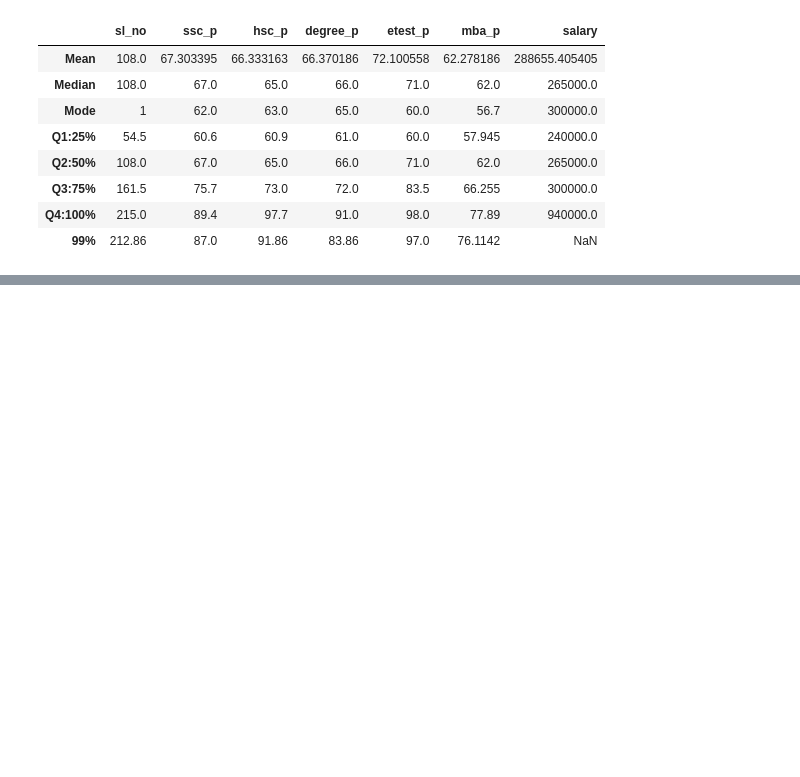
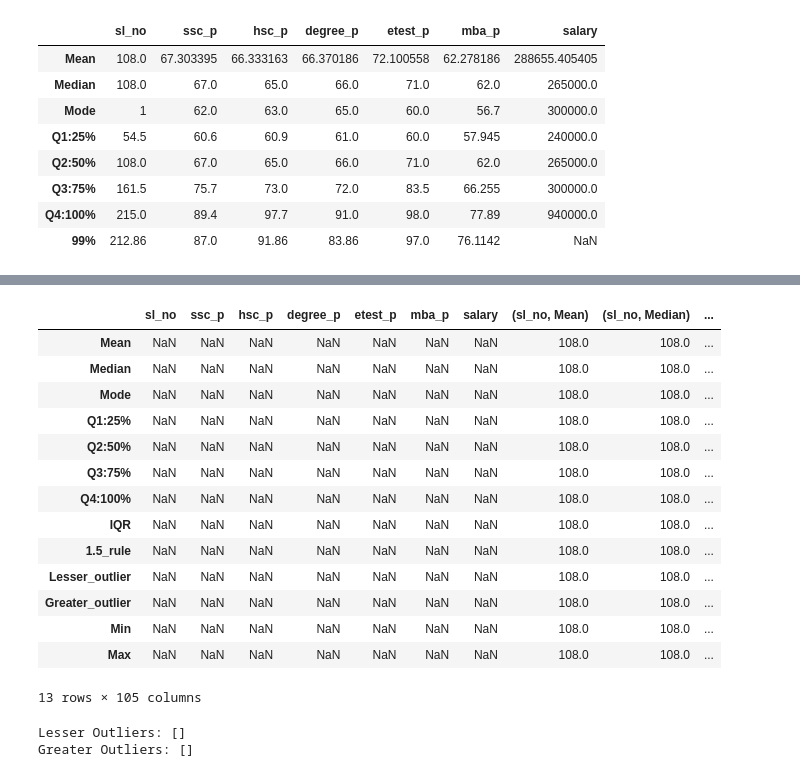
Before and after one commit to JoinDeeHub/AI, a Jupyter notebook: 3.Data_Science/1_Univariate_Analysis/Measure of Location of the Data/percentile.ipynb, the cells around one changed output, grey strips where cells are left out. Cells and saved outputs as stored; diff of their text form; code cells hidden in the pictures; blank space fills up the shorter version.

```diff
--- a/3.Data_Science/1_Univariate_Analysis/Measure of Location of the Data/percentile.ipynb
+++ b/3.Data_Science/1_Univariate_Analysis/Measure of Location of the Data/percentile.ipynb
@@ -463,15 +465,15 @@ array([60.6, 67. , 75.7, 89.4])
 # %%
-discriptive_stats = pd.DataFrame(index = ["Mean", "Median", "Mode", "Q1:25%", "Q2:50%", "Q3:75%", "Q4:100%"], columns=quantitative_columns)
+descriptive_stats = pd.DataFrame(index = ["Mean", "Median", "Mode", "Q1:25%", "Q2:50%", "Q3:75%", "Q4:100%"], columns=quantitative_columns)
 for column in quantitative_columns:
-    discriptive_stats.loc["Mean", column] = dataset[column].mean()
-    discriptive_stats.loc["Median", column] = dataset[column].median()
-    discriptive_stats.loc["Mode", column] = dataset[column].mode()[0]
-    discriptive_stats.loc["Q1:25%", column] = dataset.describe()[column]["25%"]
-    discriptive_stats.loc["Q2:50%", column] = dataset.describe()[column]["50%"]
-    discriptive_stats.loc["Q3:75%", column] = dataset.describe()[column]["75%"]
-    discriptive_stats.loc["99%", column] = np.percentile(dataset[column], 99)
-    discriptive_stats.loc["Q4:100%", column] = dataset.describe()[column]["max"]
-discriptive_stats
+    descriptive_stats.loc["Mean", column] = dataset[column].mean()
+    descriptive_stats.loc["Median", column] = dataset[column].median()
+    descriptive_stats.loc["Mode", column] = dataset[column].mode()[0]
+    descriptive_stats.loc["Q1:25%", column] = dataset.describe()[column]["25%"]
+    descriptive_stats.loc["Q2:50%", column] = dataset.describe()[column]["50%"]
+    descriptive_stats.loc["Q3:75%", column] = dataset.describe()[column]["75%"]
+    descriptive_stats.loc["99%", column] = np.percentile(dataset[column], 99)
+    descriptive_stats.loc["Q4:100%", column] = dataset.describe()[column]["max"]
+descriptive_stats
 # %% [output]
 |  | sl_no | ssc_p | hsc_p | degree_p | etest_p | mba_p | salary |
 | Mean | 108.0 | 67.303395 | 66.333163 | 66.370186 | 72.100558 | 62.278186 | 288655.405405 |
@@ -484,0 +494,49 @@ discriptive_stats
+# %%
+descriptive_stats = pd.DataFrame(index = ["Mean", "Median", "Mode", "Q1:25%", "Q2:50%", "Q3:75%", "Q4:100%", "IQR", "1.5_rule", "Lesser_outlier", "Greater_outlier", "Min", "Max"], columns=quantitative_columns)
+for column in quantitative_columns:
+    descriptive_stats[column,"Mean"] = dataset[column].mean()
+    descriptive_stats[column,"Median"] = dataset[column].median()
+    descriptive_stats[column,"Mode"] = dataset[column].mode()[0]
+    descriptive_stats[column,"Q1:25%"] = dataset.describe()[column]["25%"]
+    descriptive_stats[column,"Q2:50%"] = dataset.describe()[column]["50%"]
+    descriptive_stats[column,"Q3:75%"] = dataset.describe()[column]["75%"]
+    descriptive_stats[column,"99%"] = np.percentile(dataset[column], 99)
+    descriptive_stats[column,"Q4:100%"] = dataset.describe()[column]["max"]
+    descriptive_stats[column,"IQR"] = descriptive_stats[column,"Q3:75%"] - descriptive_stats[column,"Q1:25%"]
+    descriptive_stats[column,"1.5_rule"] = 1.5 * descriptive_stats[column,"IQR"]
+    descriptive_stats["Lesser_outlier", column] = descriptive_stats[column,"Q1:25%"] - descriptive_stats[column,"1.5_rule"]
+    descriptive_stats["Greater_outlier", column] = descriptive_stats[column,"Q3:75%"] + descriptive_stats[column,"1.5_rule"]
+    descriptive_stats["Min", column] = dataset.describe()[column]["min"]
+    descriptive_stats["Max", column] = dataset.describe()[column]["max"]
+descriptive_stats
+# %% [output]
+|  | sl_no | ssc_p | hsc_p | degree_p | etest_p | mba_p | salary | (sl_no, Mean) | (sl_no, Median) | ... |
+| Mean | NaN | NaN | NaN | NaN | NaN | NaN | NaN | 108.0 | 108.0 | ... |
+| Median | NaN | NaN | NaN | NaN | NaN | NaN | NaN | 108.0 | 108.0 | ... |
+| Mode | NaN | NaN | NaN | NaN | NaN | NaN | NaN | 108.0 | 108.0 | ... |
+| Q1:25% | NaN | NaN | NaN | NaN | NaN | NaN | NaN | 108.0 | 108.0 | ... |
+| Q2:50% | NaN | NaN | NaN | NaN | NaN | NaN | NaN | 108.0 | 108.0 | ... |
+| Q3:75% | NaN | NaN | NaN | NaN | NaN | NaN | NaN | 108.0 | 108.0 | ... |
+| Q4:100% | NaN | NaN | NaN | NaN | NaN | NaN | NaN | 108.0 | 108.0 | ... |
+| IQR | NaN | NaN | NaN | NaN | NaN | NaN | NaN | 108.0 | 108.0 | ... |
+| 1.5_rule | NaN | NaN | NaN | NaN | NaN | NaN | NaN | 108.0 | 108.0 | ... |
+| Lesser_outlier | NaN | NaN | NaN | NaN | NaN | NaN | NaN | 108.0 | 108.0 | ... |
+| Greater_outlier | NaN | NaN | NaN | NaN | NaN | NaN | NaN | 108.0 | 108.0 | ... |
+| Min | NaN | NaN | NaN | NaN | NaN | NaN | NaN | 108.0 | 108.0 | ... |
+| Max | NaN | NaN | NaN | NaN | NaN | NaN | NaN | 108.0 | 108.0 | ... |
+13 rows × 105 columns
+# %%
+## Check and find out the Lesser and Greater outliers
+
+lesser_outliers = []
+greater_outliers = []
+for column in quantitative_columns:
+    if descriptive_stats.loc["Lesser_outlier", column] > dataset[column].min():
+        lesser_outliers.append(column)
+    if descriptive_stats.loc["Greater_outlier", column] < dataset[column].max():
+        greater_outliers.append(column)
+print(f"Lesser Outliers: {lesser_outliers}")
+print(f"Greater Outliers: {greater_outliers}")
+# %% [output]
+Lesser Outliers: []
+Greater Outliers: []
```
Also changed, not shown: parts of 18 cells of this notebook, 5 other files.
